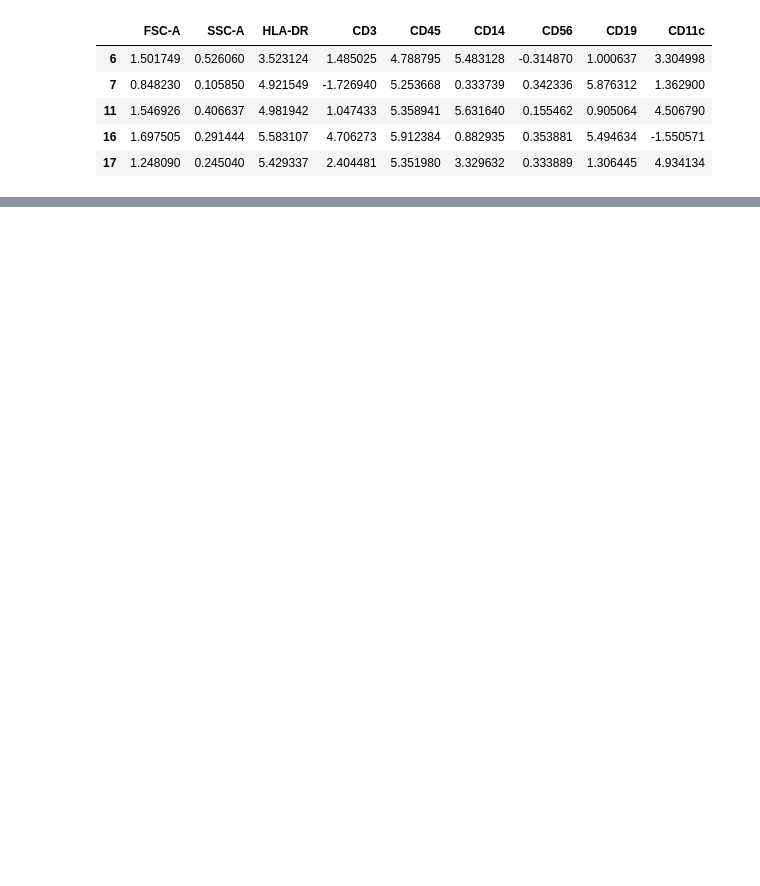
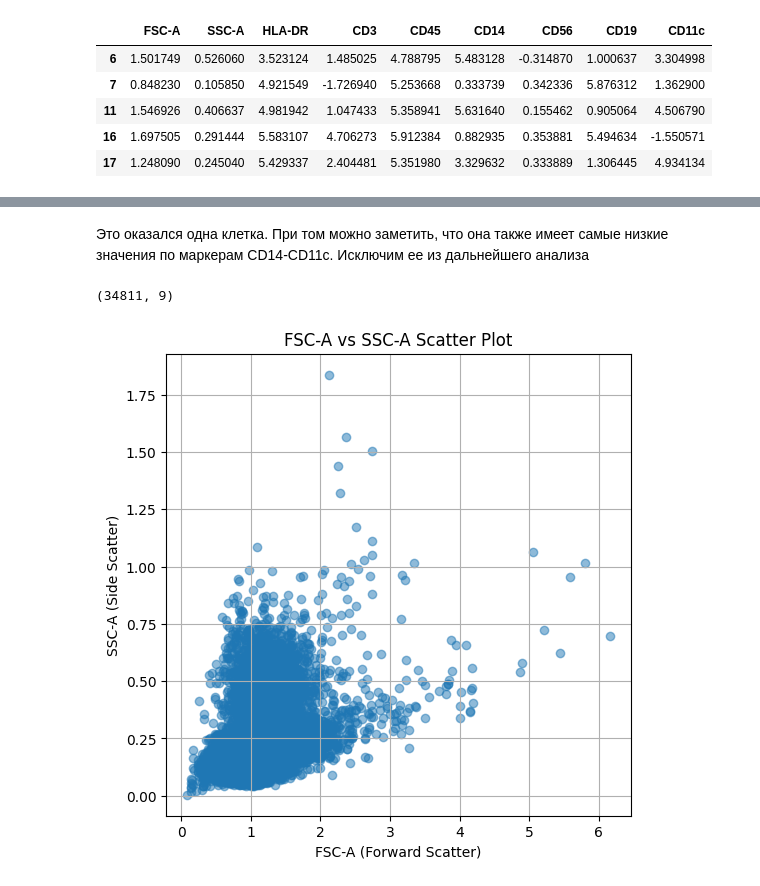
Before and after one commit to GlitchyHydra/boston_gene_test, a Jupyter notebook: task5.ipynb, the cells around one changed output, grey strips where cells are left out. Cells and saved outputs as stored; diff of their text form; code cells hidden in the pictures; blank space fills up the shorter version.

```diff
--- a/task5.ipynb
+++ b/task5.ipynb
@@ -81,0 +74,21 @@ sns.scatterplot(
+# %% [markdown]
+Это оказался одна клетка. При том можно заметить, что она также имеет самые низкие значения по маркерам CD14-CD11c. Исключим ее из дальнейшего анализа
+# %%
+df = df.loc[(df['FSC-A'] < 40) & (df['SSC-A'] < 10)]
+df.shape
+# %% [output]
+(34811, 9)
+# %%
+def plot_ssc_fsc(dataset, c=None):
+    plt.figure(figsize=(6, 6))
+    scatter = plt.scatter(dataset['FSC-A'], dataset['SSC-A'], c=c, alpha=0.5)
+    plt.title('FSC-A vs SSC-A Scatter Plot')
+    plt.xlabel('FSC-A (Forward Scatter)')
+    plt.ylabel('SSC-A (Side Scatter)')
+    if (c != None):
+        plt.colorbar(scatter, label='CD45')
+    plt.grid(True)
+    plt.show()
+plot_ssc_fsc(df)
+# %% [output]
+[figure, added]
```
Also changed, not shown: parts of 87 cells of this notebook, 2 other files.
